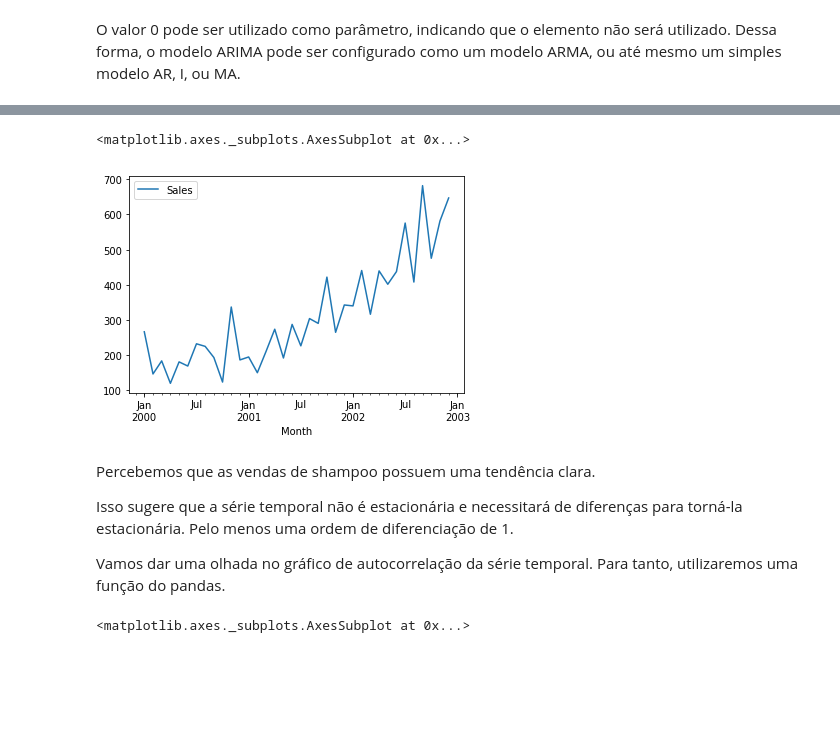
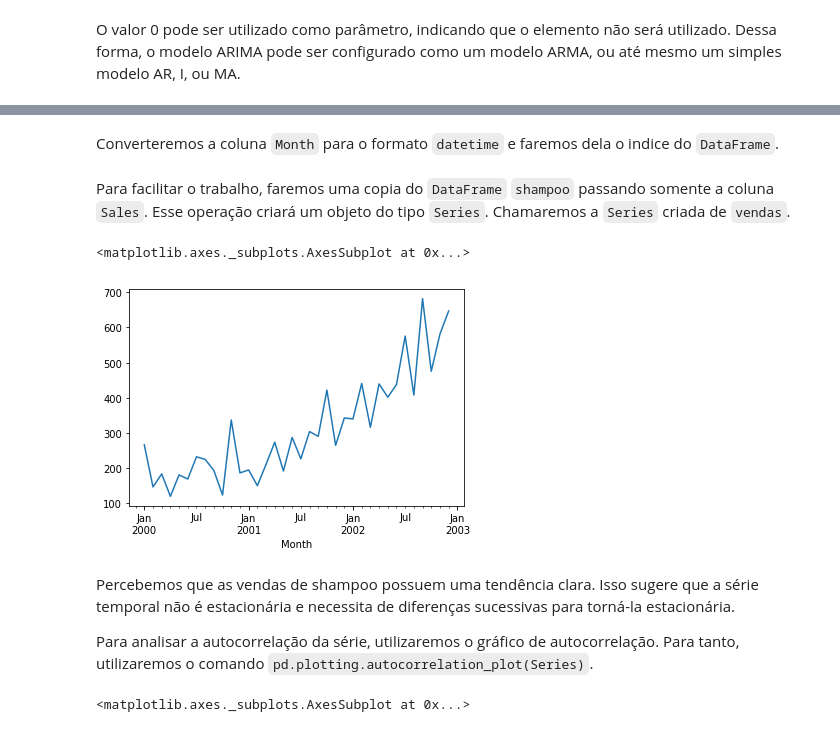
Before and after one commit to ronaldolagepessoa/data_science, a Jupyter notebook: pandas_arima.ipynb, the cells around one changed output, grey strips where cells are left out. Cells and saved outputs as stored; diff of their text form; code cells hidden in the pictures; blank space fills up the shorter version.

````diff
--- a/pandas_arima.ipynb
+++ b/pandas_arima.ipynb
@@ -30,2 +38,4 @@ shampoo = pd.read_csv('shampoo.csv')
+# %% [markdown]
+Converteremos a coluna ```Month``` para o formato ```datetime``` e faremos dela o indice do ```DataFrame```.
 # %%
 shampoo.Month = pd.to_datetime(shampoo.Month)
@@ -34,12 +43,13 @@ shampoo.set_index('Month', inplace=True)
-# %%
-shampoo.plot()
-# %% [output]
-<matplotlib.axes._subplots.AxesSubplot at 0x...>
-[figure, removed]
+# %% [markdown]
+Para facilitar o trabalho, faremos uma copia do ```DataFrame``` ```shampoo``` passando somente a coluna ```Sales```. Esse operação criará um objeto do tipo ```Series```. Chamaremos a ```Series``` criada de ```vendas```.
+# %%
+vendas = shampoo.Sales
+vendas.plot()
+# %% [output]
+<matplotlib.axes._subplots.AxesSubplot at 0x...>
+[figure, added]
 # %% [markdown]
-Percebemos que as vendas de shampoo possuem uma tendência clara.
+Percebemos que as vendas de shampoo possuem uma tendência clara. Isso sugere que a série temporal não é estacionária e necessita de diferenças sucessivas para torná-la estacionária.
 
-Isso sugere que a série temporal não é estacionária e necessitará de diferenças para torná-la estacionária. Pelo menos uma ordem de diferenciação de 1.
-
-Vamos dar uma olhada no gráfico de autocorrelação da série temporal. Para tanto, utilizaremos uma função do pandas.
+Para analisar a autocorrelação da série, utilizaremos o gráfico de autocorrelação. Para tanto, utilizaremos o comando ```pd.plotting.autocorrelation_plot(Series)```.
 # %%
````
Also changed, not shown: parts of 20 cells of this notebook, 28 other files.
